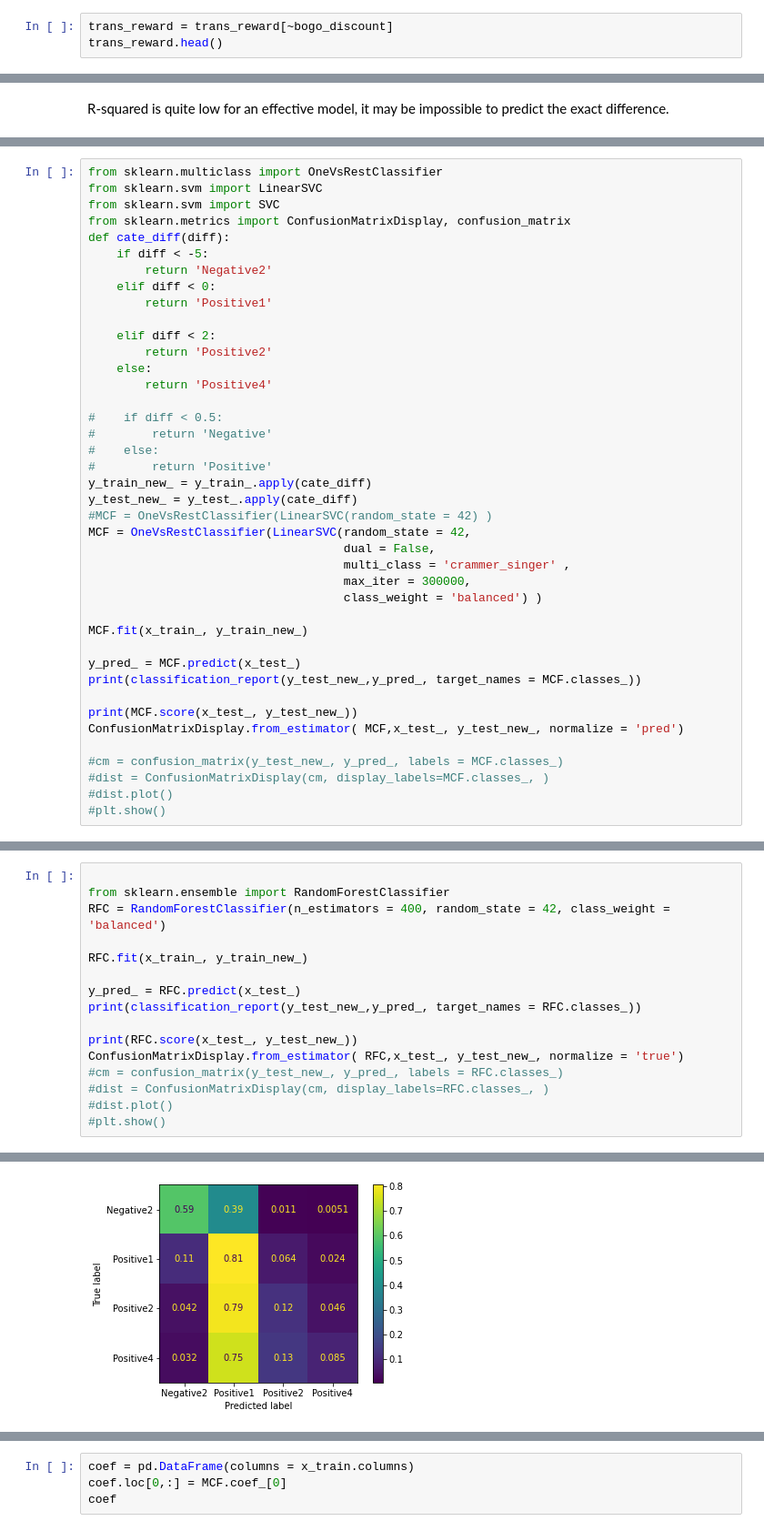
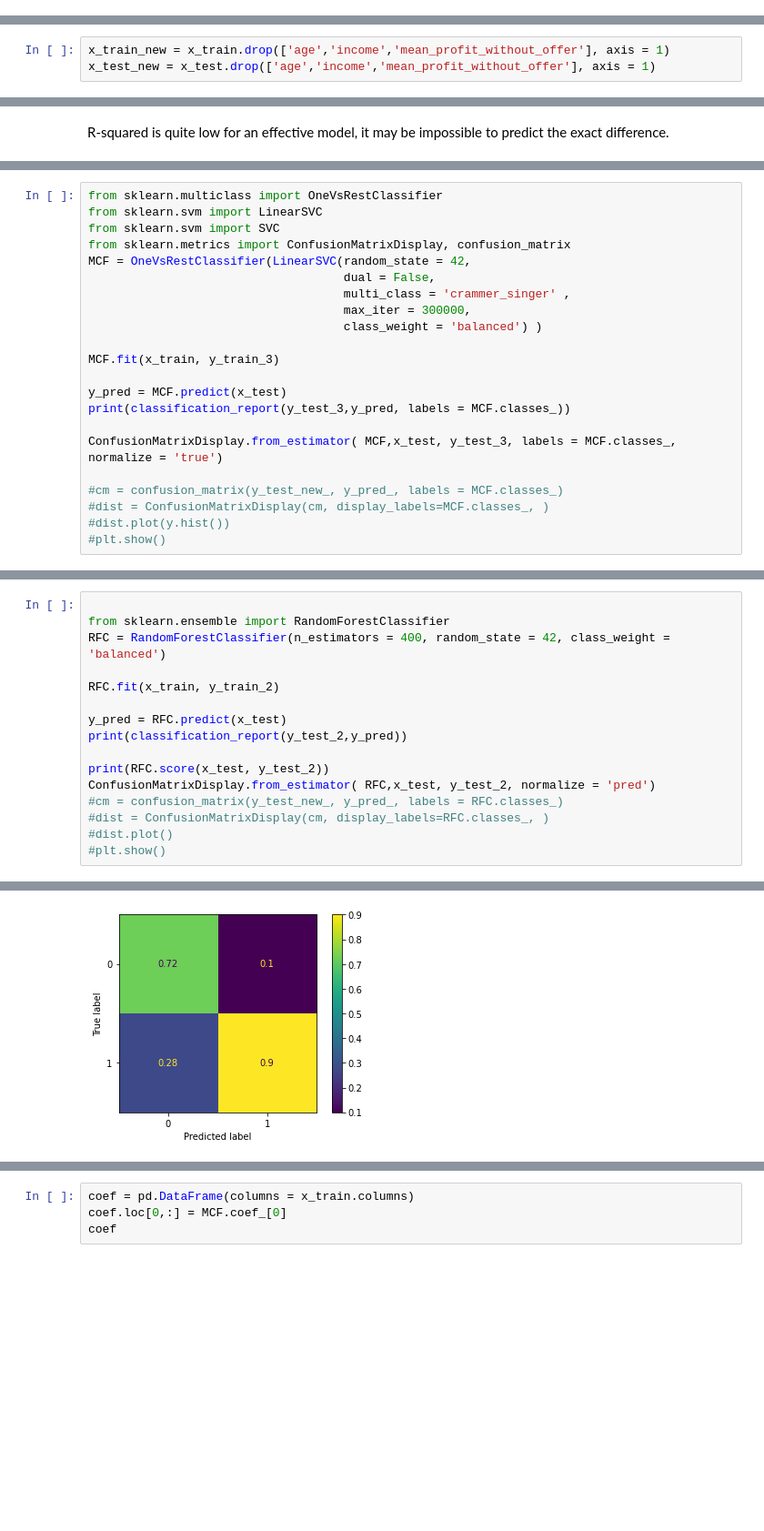
Before and after one commit to venson/starbucks, a Jupyter notebook: Starbucks_Capstone_notebook.ipynb, the cells around one changed output, grey strips where cells are left out. Shown at 91% size. Drawn from its saved outputs; the diff is of its cells as text; blank space fills up the shorter version.

```diff
--- a/Starbucks_Capstone_notebook.ipynb
+++ b/Starbucks_Capstone_notebook.ipynb
@@ -391,3 +433,0 @@ About 1% of the transactions use both BOGO and Discount, for better modeling, we
-# %%
-trans_reward = trans_reward[~bogo_discount]
-trans_reward.head()
@@ -927,0 +766,3 @@ Notes:
+# %%
+x_train_new = x_train.drop(['age','income','mean_profit_without_offer'], axis = 1)
+x_test_new = x_test.drop(['age','income','mean_profit_without_offer'], axis = 1)
@@ -1059,41 +881,22 @@ from sklearn.multiclass import OneVsRestClassifier
 from sklearn.svm import LinearSVC
 from sklearn.svm import SVC
 from sklearn.metrics import ConfusionMatrixDisplay, confusion_matrix
-def cate_diff(diff):
-    if diff < -5:
-        return 'Negative2'
-    elif diff < 0:
-        return 'Positive1'
-
-    elif diff < 2:
-        return 'Positive2'
-    else:
-        return 'Positive4'
-
-#    if diff < 0.5:
-#        return 'Negative'
-#    else:
-#        return 'Positive'
-y_train_new_ = y_train_.apply(cate_diff)
-y_test_new_ = y_test_.apply(cate_diff)
-#MCF = OneVsRestClassifier(LinearSVC(random_state = 42) )
 MCF = OneVsRestClassifier(LinearSVC(random_state = 42,
                                     dual = False,
                                     multi_class = 'crammer_singer' ,
                                     max_iter = 300000,
                                     class_weight = 'balanced') )
 
-MCF.fit(x_train_, y_train_new_)
+MCF.fit(x_train, y_train_3)
 
-y_pred_ = MCF.predict(x_test_)
-print(classification_report(y_test_new_,y_pred_, target_names = MCF.classes_))
+y_pred = MCF.predict(x_test)
+print(classification_report(y_test_3,y_pred, labels = MCF.classes_))
 
-print(MCF.score(x_test_, y_test_new_))
-ConfusionMatrixDisplay.from_estimator( MCF,x_test_, y_test_new_, normalize = 'pred')
+ConfusionMatrixDisplay.from_estimator( MCF,x_test, y_test_3, labels = MCF.classes_, normalize = 'true')
 
 #cm = confusion_matrix(y_test_new_, y_pred_, labels = MCF.classes_)
 #dist = ConfusionMatrixDisplay(cm, display_labels=MCF.classes_, )
-#dist.plot()
+#dist.plot(y.hist())
 #plt.show()
 # %% [output]
               precision    recall  f1-score   support
@@ -1115,13 +915,13 @@ weighted avg       0.61      0.47      0.49      6752
 from sklearn.ensemble import RandomForestClassifier
 RFC = RandomForestClassifier(n_estimators = 400, random_state = 42, class_weight = 'balanced')
 
-RFC.fit(x_train_, y_train_new_)
+RFC.fit(x_train, y_train_2)
 
-y_pred_ = RFC.predict(x_test_)
-print(classification_report(y_test_new_,y_pred_, target_names = RFC.classes_))
+y_pred = RFC.predict(x_test)
+print(classification_report(y_test_2,y_pred))
 
-print(RFC.score(x_test_, y_test_new_))
-ConfusionMatrixDisplay.from_estimator( RFC,x_test_, y_test_new_, normalize = 'true')
+print(RFC.score(x_test, y_test_2))
+ConfusionMatrixDisplay.from_estimator( RFC,x_test, y_test_2, normalize = 'pred')
 #cm = confusion_matrix(y_test_new_, y_pred_, labels = RFC.classes_)
 #dist = ConfusionMatrixDisplay(cm, display_labels=RFC.classes_, )
 #dist.plot()
@@ -1142,2 +940,2 @@ weighted avg       0.58      0.63      0.60      6752
 <sklearn.metrics._plot.confusion_matrix.ConfusionMatrixDisplay at 0x...>
-[figure, old version]
+[figure, new version]
```
Also changed, not shown: parts of 101 cells of this notebook.
